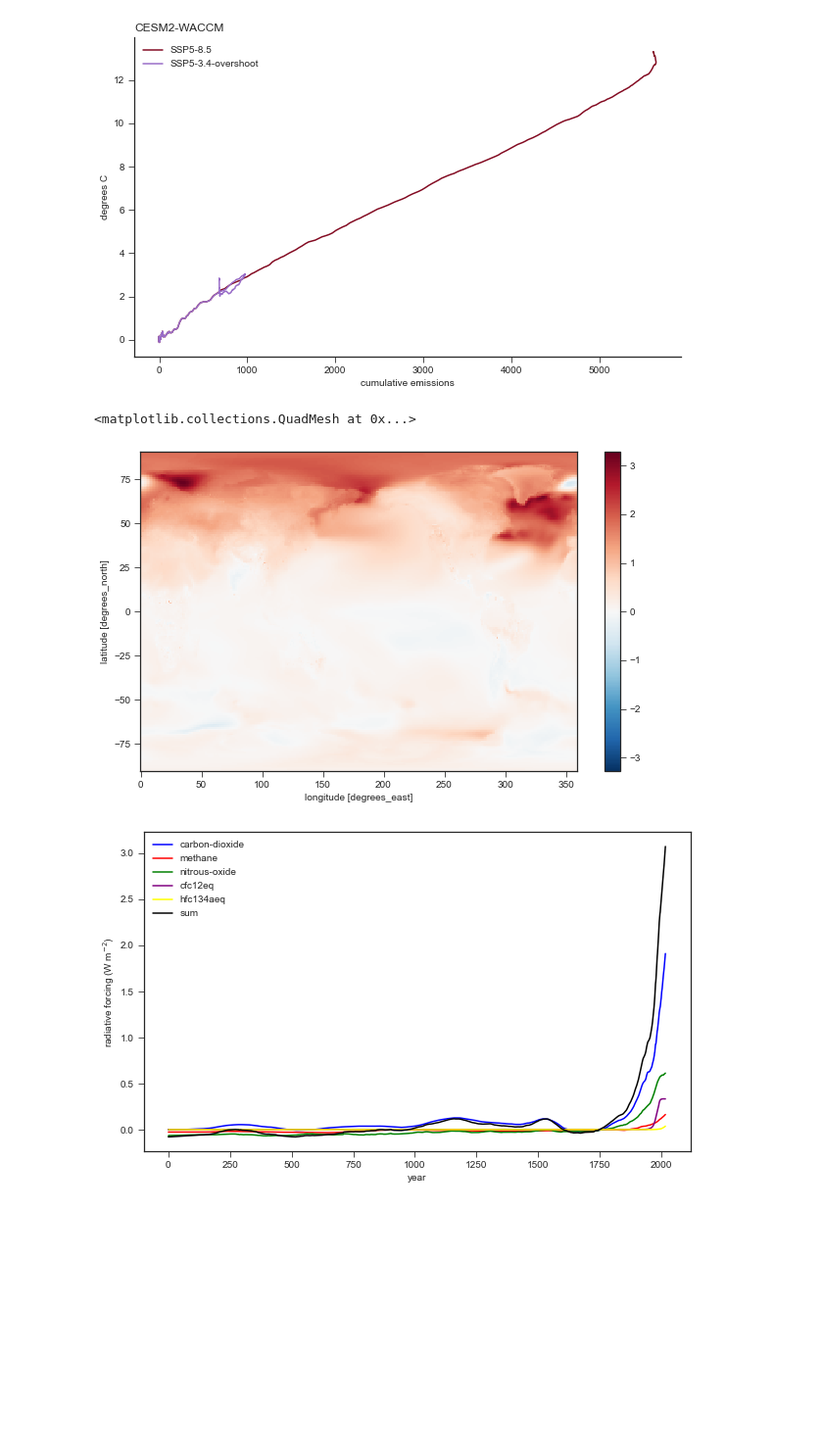
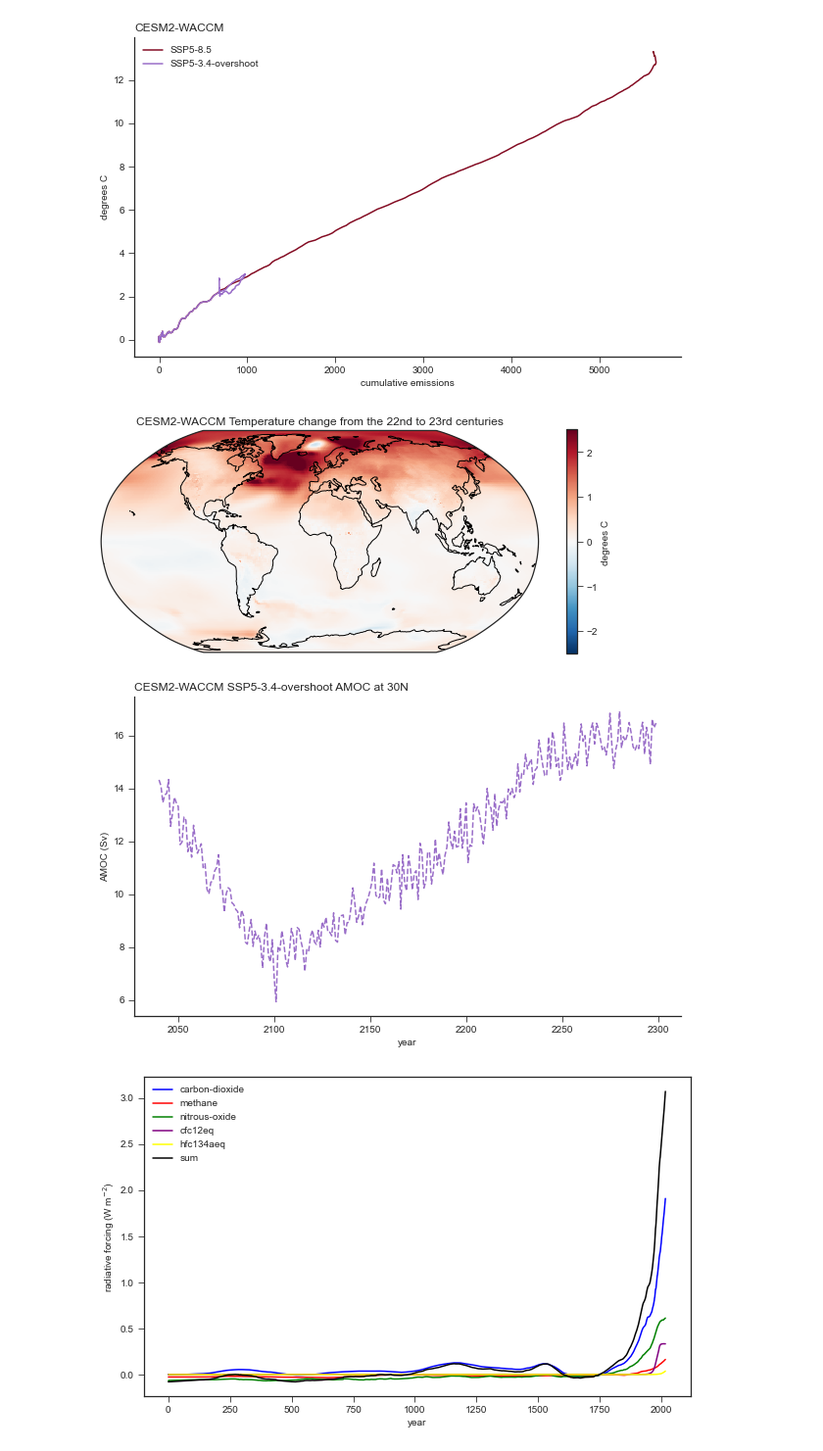
Before and after one commit to ckoven/longterm_carboncycle_three_ssps, a Jupyter notebook: longterm_carboncycle.ipynb, the cells around one changed output. Shown at 98% size. Drawn from its saved outputs; the diff is of its cells as text; code cells hidden in the pictures; blank space fills up the shorter version.

Commit message:
added AMOC diagnostic and reformatted detla T map for CESM2

```diff
--- a/longterm_carboncycle.ipynb
+++ b/longterm_carboncycle.ipynb
@@ -1552,14 +1555,52 @@ plt.legend(['SSP5-8.5', 'SSP5-3.4-overshoot'], frameon=False)
 # %%
 ## curious about the spatial pattern associated with the 23rd-century T increase in CESM2-WACCM under SSP5-3.4-os
 cesm2_tas_ssp534os = xr.open_mfdataset(file_master_list_dynamics[models_list.index('CESM2-WACCM')][vars_list.index('tas')][exps_list.index('ssp534-over')])
 tas_annual = monthly_to_annual(cesm2_tas_ssp534os['tas'])
 tas_annual_21cmean = tas_annual[0:60,:,:].mean(dim='time')
 tas_annual_22cmean = tas_annual[60:160,:,:].mean(dim='time')
 tas_annual_23cmean = tas_annual[160:260,:,:].mean(dim='time')
-(tas_annual_23cmean - tas_annual_22cmean).plot()
+#(tas_annual_23cmean - tas_annual_22cmean).plot()
+
+
+proj = ccrs.Robinson()
+ax = plt.axes(projection=proj)
+plt.title("CESM2-WACCM Temperature change from the 22nd to 23rd centuries")
+
+tdiff = (tas_annual_23cmean - tas_annual_22cmean)
+tdiff_ext, lon_ext = add_cyclic_point(tdiff, coord=tdiff.lon)
+fig = plt.pcolormesh(lon_ext, tdiff.lat, tdiff_ext, vmin=-2.5, vmax=2.5, cmap='RdBu_r', transform=ccrs.PlateCarree())
+ax.coastlines()
+cbar = plt.colorbar(fig, orientation="vertical", shrink=0.7)
+cbar.set_label('degrees C')
+
+plt.show()
 # %% [output]
-<matplotlib.collections.QuadMesh at 0x...>
-[figure, old version]
+[figure, new version]
+# %%
+### due to CESM2-WACCM's interesting behavior in the SSP5-3.4-os scenario,
+### want to test the hypothesis that the warming trends are caused by trends in the AMOC
+
+msftmz_cesm2_ssp534os = xr.open_mfdataset('msftmz_Omon_CESM2-WACCM_ssp534-over_r1i1p1f1_gn_*.nc')
+msftmz_atl_var = msftmz_cesm2_ssp534os.msftmz.isel(basin=0)
+msftmz_atl_var_annual = monthly_to_annual(msftmz_atl_var)
+#msftmz_atl_var_annual.mean(dim='time').plot()
+lat_amoc = 30.
+ind_lat_amoc = np.argmin(np.abs(msftmz_atl_var_annual.lat - lat_amoc).data)
+amoc = msftmz_atl_var_annual.isel(lat=ind_lat_amoc).max(dim='lev')
+
+kg_per_sec__to__sv = 1e-9
+model_i = models_list.index('CESM2-WACCM')
+ax = plt.subplot(111)
+a1, = ax.plot(np.arange(len(amoc))+2040., amoc*kg_per_sec__to__sv, color=ssp534os_color, linestyle=dashlist[model_i])
+
+plt.ylabel('AMOC (Sv)')
+plt.xlabel('year')
+plt.title('CESM2-WACCM SSP5-3.4-overshoot AMOC at 30N',loc='left')
+ax.spines['right'].set_visible(False)
+ax.spines['top'].set_visible(False)
+#plt.legend(, frameon=False)
+# %% [output]
+[figure, added]
 # %%
 ### i want to be able to calculate the co2-attributable warming, which equals warming * RF_CO2 / RF_total
 #ghg_list_long = ['c-c4f8','c2f6','c3f8','c4f10','c5f12','c6f14','c7f16','c8f18','carbon-dioxide','carbon-tetrachloride','cf4','cfc11','cfc113','cfc114','cfc115','cfc11eq','cfc12','cfc12eq','ch2cl2','ch3ccl3','chcl3','halon1211','halon1301','halon2402','hcfc141b','hcfc142b','hcfc22','hfc125','hfc134a','hfc134aeq','hfc143a','hfc152a','hfc227ea','hfc23','hfc236fa','hfc245fa','hfc32','hfc365mfc','hfc4310mee','methane','methyl-bromide','methyl-chloride','nf3','nitrous-oxide','sf6','so2f2']
```
Also changed, not shown: parts of 1 cell of this notebook.
